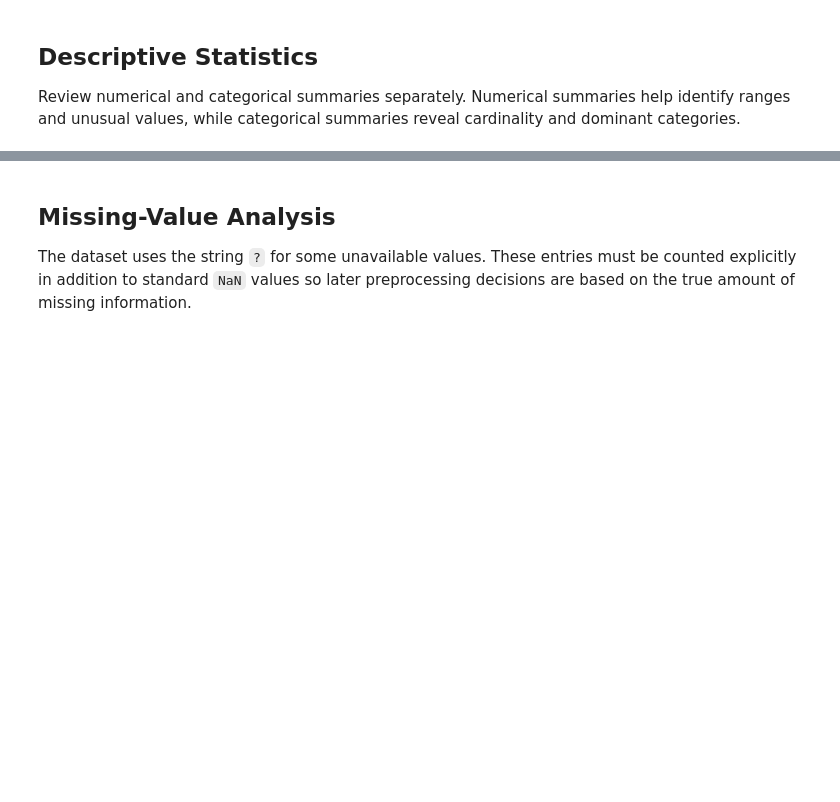
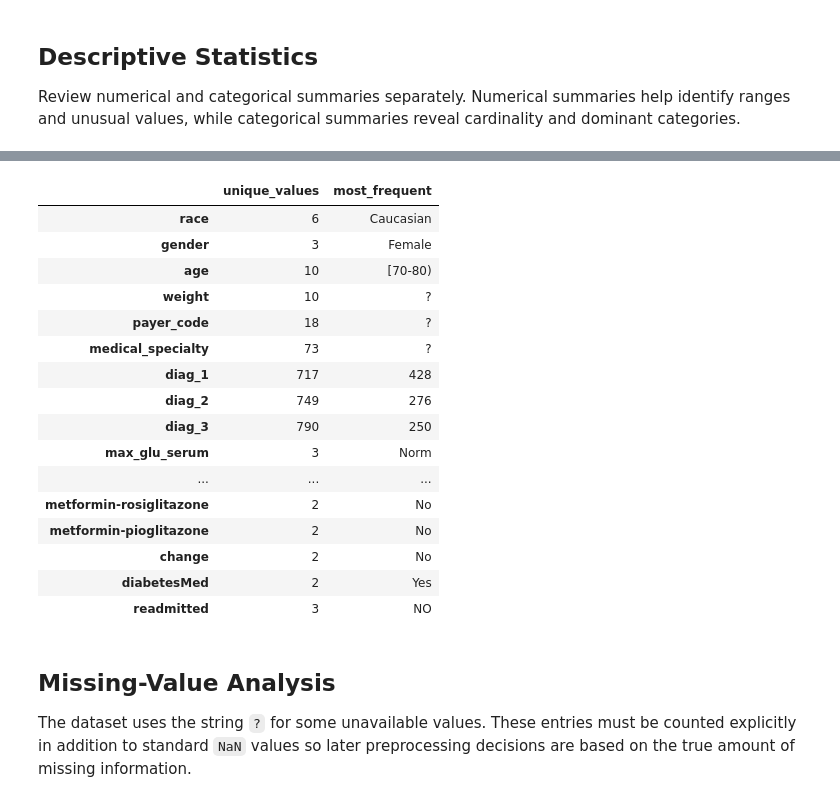
Before and after one commit to nsekularac1/healthcare_capstone, a Jupyter notebook: notebooks/01_diabetes_eda.ipynb, the cells around one changed output, grey strips where cells are left out. Drawn from its saved outputs; the diff is of its cells as text; code cells hidden in the pictures; blank space fills up the shorter version.

```diff
--- a/notebooks/01_diabetes_eda.ipynb
+++ b/notebooks/01_diabetes_eda.ipynb
@@ -94,15 +168,33 @@ numeric_summary
 # %%
-categorical_columns = df.select_dtypes(include="object").columns
+categorical_columns = df.select_dtypes(include=["object", "str"]).columns
 
 categorical_summary = pd.DataFrame({
     "unique_values": df[categorical_columns].nunique(),
     "most_frequent": [
         df[col].mode().iloc[0] if not df[col].mode().empty else np.nan
         for col in categorical_columns
     ]
 })
 
 categorical_summary
+# %% [output]
+|  | unique_values | most_frequent |
+| race | 6 | Caucasian |
+| gender | 3 | Female |
+| age | 10 | [70-80) |
+| weight | 10 | ? |
+| payer_code | 18 | ? |
+| medical_specialty | 73 | ? |
+| diag_1 | 717 | 428 |
+| diag_2 | 749 | 276 |
+| diag_3 | 790 | 250 |
+| max_glu_serum | 3 | Norm |
+| ... | ... | ... |
+| metformin-rosiglitazone | 2 | No |
+| metformin-pioglitazone | 2 | No |
+| change | 2 | No |
+| diabetesMed | 2 | Yes |
+| readmitted | 3 | NO |
 # %% [markdown]
 ## Missing-Value Analysis
 
```
Also changed, not shown: parts of 42 cells of this notebook, 2 other files.
